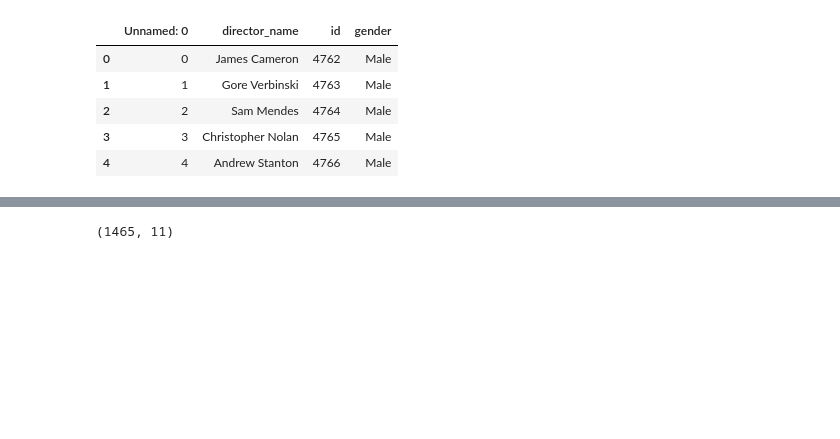
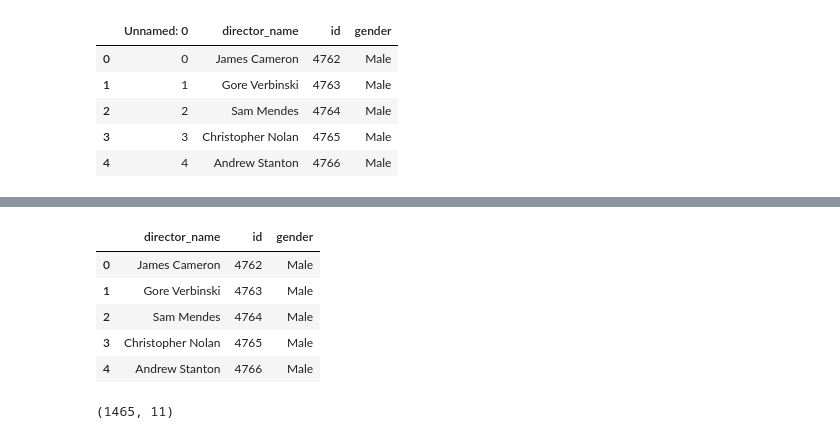
Before and after one commit to shivraj7/scalar, a Jupyter notebook: Pandas3.ipynb, the cells around one changed output, grey strips where cells are left out. Drawn from its saved outputs; the diff is of its cells as text; code cells hidden in the pictures; blank space fills up the shorter version.

```diff
--- a/Pandas3.ipynb
+++ b/Pandas3.ipynb
@@ -202,6 +216,15 @@ movies.head()
 | 2 | 43599 | 245000000 | 107 | 880674609 | Spectre | 6.3 | 4466 | 4764 | 2015 | ... |
 | 3 | 43600 | 250000000 | 112 | 1084939099 | The Dark Knight Rises | 7.6 | 9106 | 4765 | 2012 | ... |
 | 5 | 43602 | 258000000 | 115 | 890871626 | Spider-Man 3 | 5.9 | 3576 | 4767 | 2007 | ... |
+# %%
+directors.head()
+# %% [output]
+|  | director_name | id | gender |
+| 0 | James Cameron | 4762 | Male |
+| 1 | Gore Verbinski | 4763 | Male |
+| 2 | Sam Mendes | 4764 | Male |
+| 3 | Christopher Nolan | 4765 | Male |
+| 4 | Andrew Stanton | 4766 | Male |
 # %%
 #shape
 movies.shape
```
Also changed, not shown: parts of 38 cells of this notebook.
